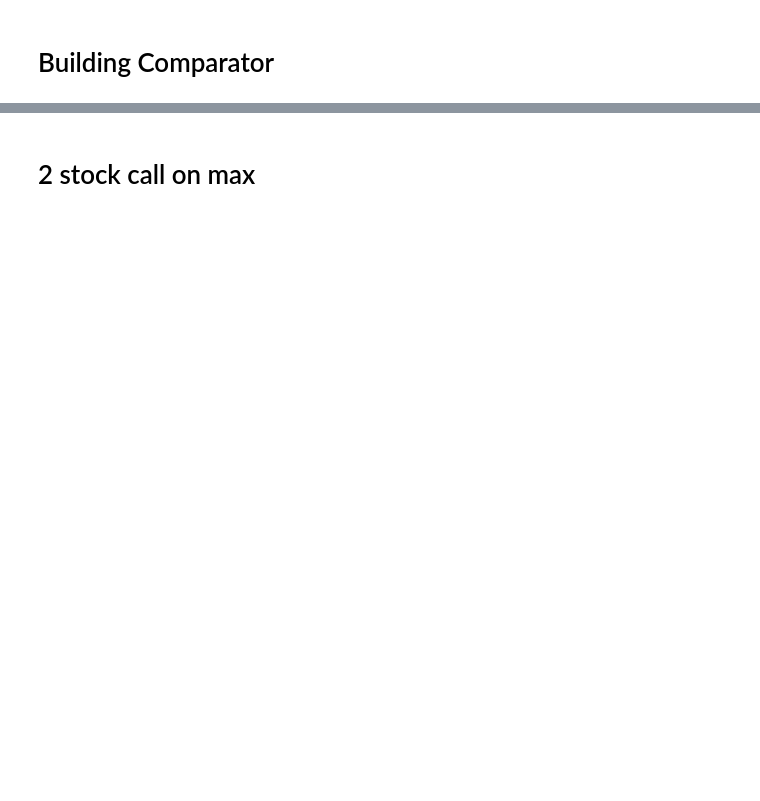
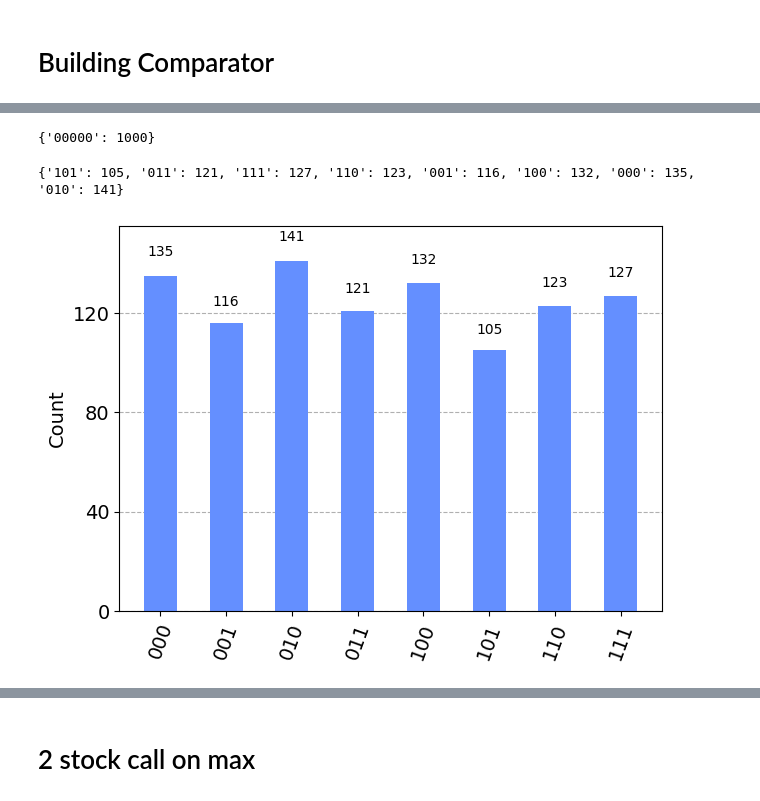
Before and after one commit to jianjun-dot/quantum-finance, a Jupyter notebook: Testing_independent_variables.ipynb, the cells around one changed output, grey strips where cells are left out. Saved outputs shown, nothing was run; the diff lists cells and outputs as text; code cells hidden in the pictures; blank space fills up the shorter version.

```diff
--- a/Testing_independent_variables.ipynb
+++ b/Testing_independent_variables.ipynb
@@ -157,0 +209,30 @@ phi(a)_3: ┤ R'1 ├─░────┼──────┼────░
+# %%
+job = execute(test_circuit, Aer.get_backend('aer_simulator'), shots=1000)
+results = job.result()
+counts = results.get_counts()
+print(counts)
+# %% [output]
+{'00000': 1000}
+# %%
+# test QFT
+from qiskit.circuit.library import QFT
+circuit = QuantumCircuit(3)
+# qft = QFT(3)
+qft = qft_gate(3)
+inverse_qft = qft.inverse()
+
+circuit.x([1])
+circuit.x([2])
+circuit.append(qft, range(3))
+# circuit.append(inverse_qft, range(3))
+circuit.measure_all()
+# %%
+job = execute(circuit, Aer.get_backend('aer_simulator'), shots=1000)
+results = job.result()
+counts = results.get_counts()
+print(counts)
+from qiskit.visualization import plot_histogram
+plot_histogram(counts)
+# %% [output]
+{'101': 105, '011': 121, '111': 127, '110': 123, '001': 116, '100': 132, '000': 135, '010': 141}
+[figure, added]
```
Also changed, not shown: parts of 24 cells of this notebook, 11 other files.
